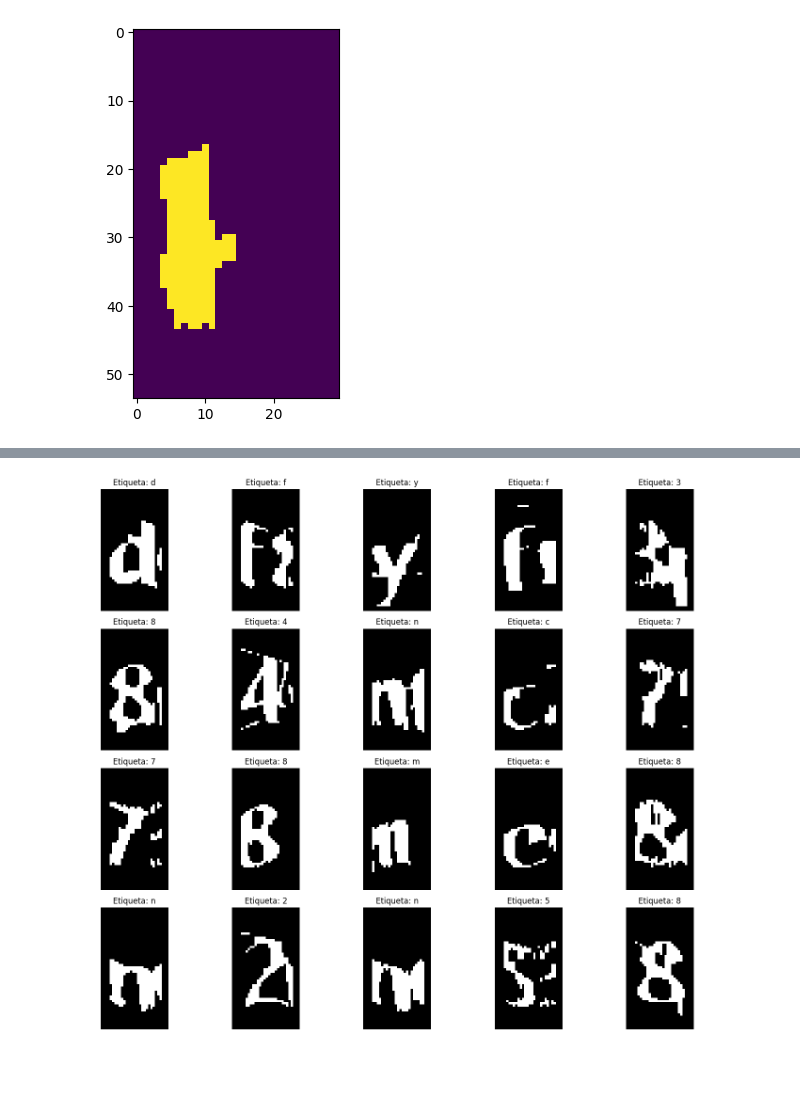
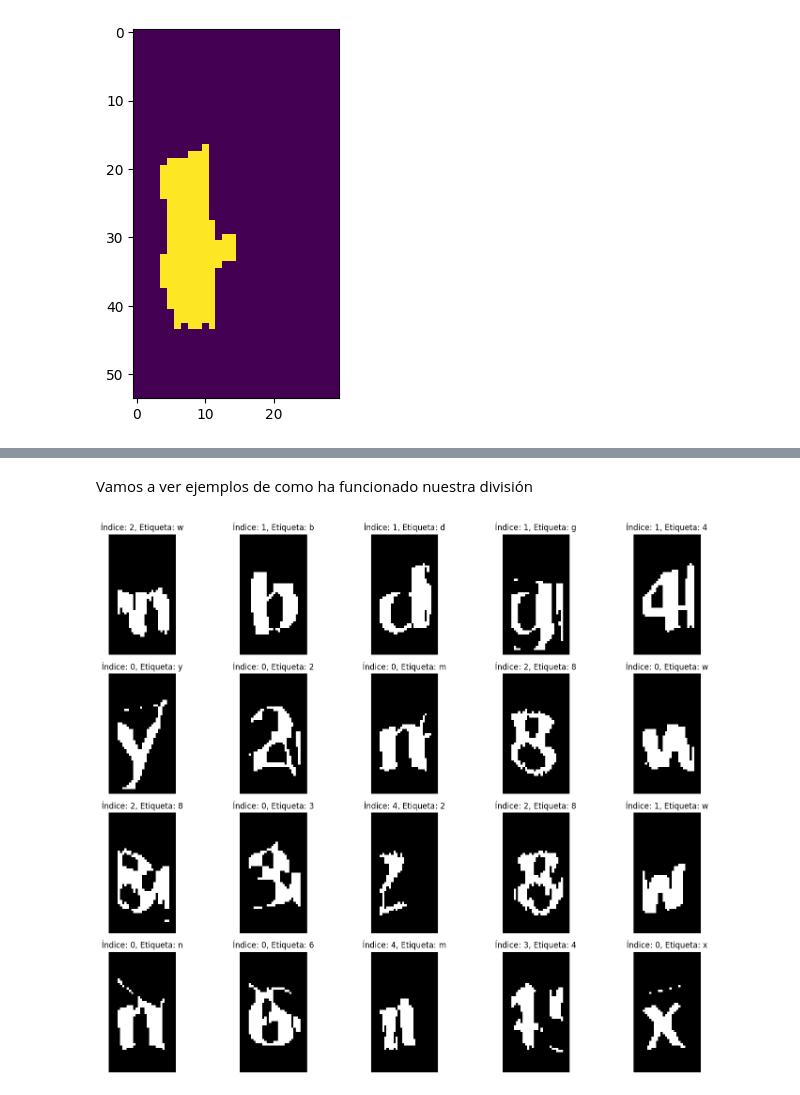
Before and after one commit to cabamarcos/Captcha_recognition, a Jupyter notebook: IAO.ipynb, the cells around one changed output, grey strips where cells are left out. Saved outputs shown, nothing was run; the diff lists cells and outputs as text; code cells hidden in the pictures; blank space fills up the shorter version.

Commit message:
Aplicados filtros y división de imágenes en la estrategia 2

```diff
--- a/IAO.ipynb
+++ b/IAO.ipynb
@@ -143,5 +155,5 @@ Según podemos ver, nuestras imágenes tienen una linea que corta a la mayoría
 # %%
-img = cv2.imread('25w53.png', 0)
+img = cv2.imread('3cpwb.png', 0)
 
 # Umbral adaptativo
 th = cv2.adaptiveThreshold(img, 255, cv2.ADAPTIVE_THRESH_MEAN_C, cv2.THRESH_BINARY, 17, 2)
@@ -222,21 +239,0 @@ plt.show()
-# %%
-#Get the individual letters.
-x, y, w, h = 30, 12, 20, 38
-for  i in range(5):
-    # get the bounding rect
-    cv2.rectangle(img, (x, y), (x + w, y + h), (0, 255, 0), 2)
-    cv2.rectangle(dilation, (x, y), (x + w, y + h), (0, 255, 0), 2)
-    cv2.rectangle(dilation2, (x, y), (x + w, y + h), (0, 255, 0), 2)
-    cv2.rectangle(dilation3, (x, y), (x + w, y + h), (0, 255, 0), 2)
-    x += w
-
-titles3 = ['Original', 'Adaptive', "Otsu", 'Gaussian + Otsu']
-images3 = [img, dilation, dilation2, dilation3] #img, opening, opening2, opening3]
-
-for i in range(4):
-    plt.subplot(2, 2, i + 1), plt.imshow(images3[i], 'gray')
-    plt.title(titles3[i])
-    plt.xticks([]), plt.yticks([])
-
-plt.title('Contouring')
-plt.show()
@@ -271,0 +279,10 @@ images = list(images_dir.glob("*.png"))
+# %%
+im = cv2.imread(str('3cpwb.png'), 0)
+
+# Aplicar un umbral adaptativo a la imagen utilizando el método GAUSSIAN_C
+threshold = cv2.adaptiveThreshold(im, 255, cv2.ADAPTIVE_THRESH_GAUSSIAN_C, cv2.THRESH_BINARY, 199, 5)
+
+# Dilatar la imagen umbralizada utilizando un kernel definido en algún lugar anterior del código
+erosion = cv2.dilate(threshold, kernel, iterations=2)
+
+cv2_imshow(erosion)
@@ -300,11 +319,3 @@ y[189]
 # %% [output]
 '4'
 [figure]
-# %%
-# Muestra varios ejemplos (por ejemplo, los primeros 5 ejemplos)
-for i in range(5):
-    plt.figure(figsize=(4, 4))  # Ajusta el tamaño de la figura
-    plt.imshow(x[i], cmap='gray')  # Muestra la imagen en escala de grises
-    plt.title(f'Etiqueta: {y[i]}')  # Muestra la etiqueta como título
-    plt.axis('off')  # No mostrar ejes
-    plt.show()  # Muestra la imagen con su etiqueta
@@ -317,3 +322,5 @@ for i in range(5):
+# %% [markdown]
+Vamos a ver ejemplos de como ha funcionado nuestra división
 # %%
 import random
 import numpy as np
@@ -322,32 +329,32 @@ import matplotlib.pyplot as plt
 # Número de ejemplos a mostrar
 num_examples = 20
 
 # Genera índices aleatorios para seleccionar ejemplos
 random_indices = random.sample(range(len(x)), num_examples)
 
 # Configuración para la disposición de subplots
 num_rows = 4  # Cambia esto según la cantidad de filas deseadas
 num_cols = 5  # Cambia esto según la cantidad de columnas deseadas
 
 # Crea una figura con subplots
 fig, axs = plt.subplots(num_rows, num_cols, figsize=(15, 12))
 
 for i, idx in enumerate(random_indices):
     row = i // num_cols
     col = i % num_cols
     ax = axs[row, col]
 
     ax.imshow(x[idx], cmap='gray')
-    ax.set_title(f'Etiqueta: {y[idx]}')
+    ax.set_title(f'Índice: {idx%5}, Etiqueta: {y[idx]}')
     ax.axis('off')
 
 # Asegura que los subplots vacíos no se muestren
 for i in range(num_examples, num_rows * num_cols):
     row = i // num_cols
     col = i % num_cols
     axs[row, col].axis('off')
 
 plt.tight_layout()
 plt.show()
 # %% [output]
-[figure, old version]
+[figure, new version]
```
Also changed, not shown: parts of 21 cells of this notebook.
